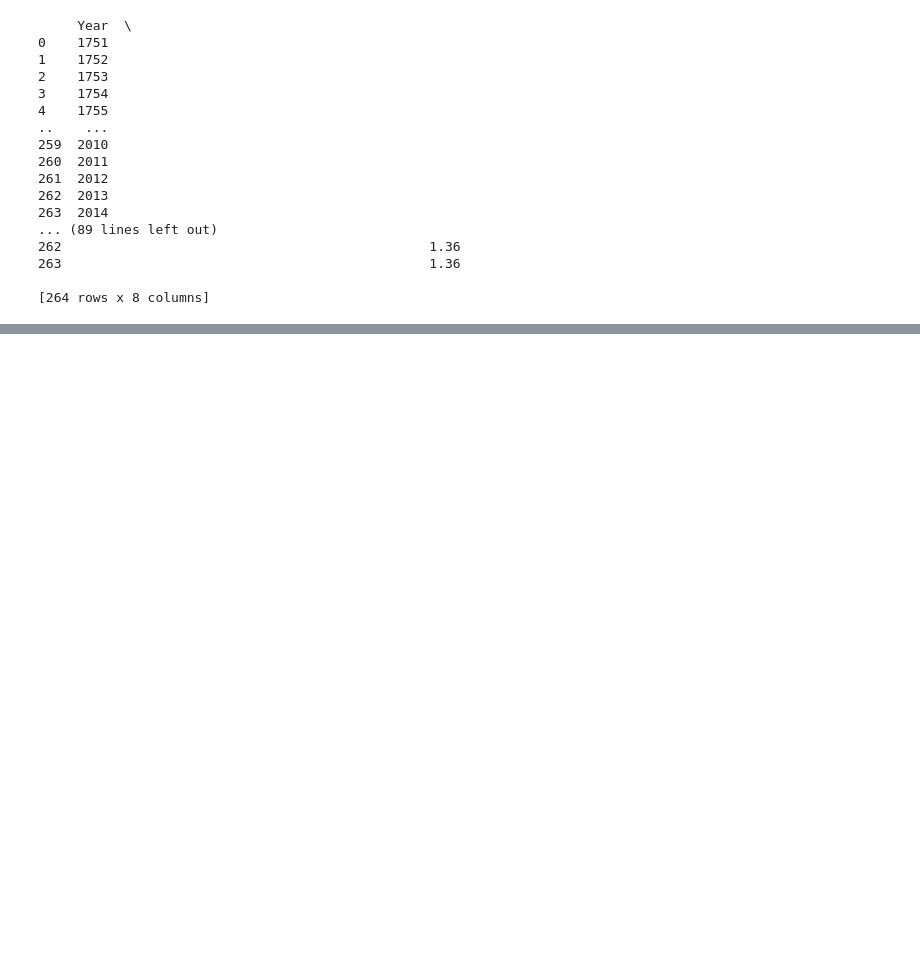
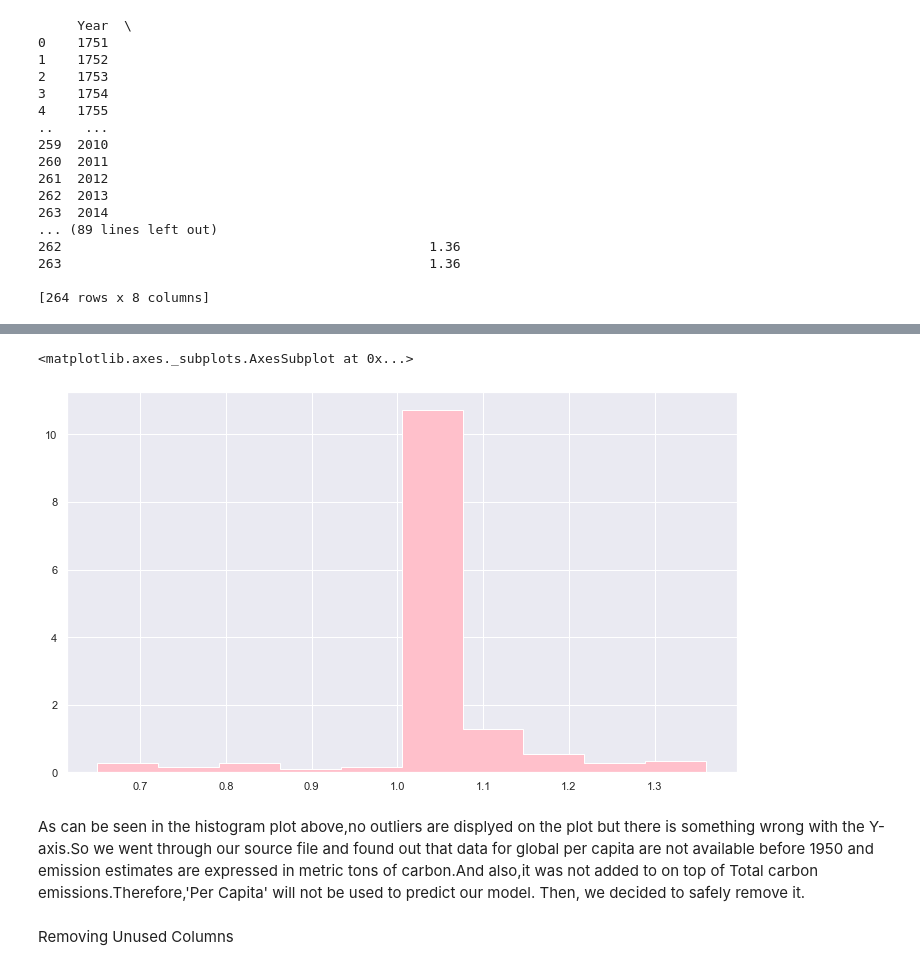
Before and after one commit to tahmidbintaslim/ProgrammingForDataScienceProject, a Jupyter notebook: Global.ipynb, the cells around one changed output, grey strips where cells are left out. Saved outputs shown, nothing was run; the diff lists cells and outputs as text; code cells hidden in the pictures; blank space fills up the shorter version.

```diff
--- a/Global.ipynb
+++ b/Global.ipynb
@@ -8 +11,30 @@ import matplotlib.pyplot as plt
+# %%
+
+#Import Libraries
+import numpy as np
+import pandas as pd
+import matplotlib as mpl
+import matplotlib.pyplot as plt
+from datetime import datetime
+import itertools
+import statsmodels.tsa.api as smt
+from sklearn.metrics import r2_score, median_absolute_error, mean_absolute_error
+from sklearn.metrics import median_absolute_error, mean_squared_error, mean_squared_log_error
+from tqdm import tqdm_notebook
+from itertools import product
+from statsmodels.tsa.arima_model import ARMA
+from statsmodels.tsa.statespace.sarimax import SARIMAX
+from statsmodels.tsa.holtwinters import ExponentialSmoothing
+from statsmodels.tsa.holtwinters import HoltWintersResults
+from datetime import datetime
+import seaborn as sns
+%matplotlib inline
+
+#Set style
+sns.set()
+from pylab import rcParams
+rcParams['figure.figsize'] = 12, 7
+#To ignore some unimportant arnings
+import warnings
+warnings.filterwarnings('ignore')
 # %%
@@ -42,0 +195,9 @@ data.head(10)
+# %%
+data['Per Capita'].hist(bins=10,density=True,histtype='stepfilled',color='pink')
+# %% [output]
+<matplotlib.axes._subplots.AxesSubplot at 0x...>
+[figure, added]
+# %% [markdown]
+As can be seen in the histogram plot above,no outliers are displyed on the plot but there is something wrong with the Y-axis.So we went through our source file and found out that data for global per capita are not available before 1950 and emission estimates are expressed in metric tons of carbon.And also,it was not added to on top of Total carbon emissions.Therefore,'Per Capita' will not be used to predict our model. Then, we decided to safely remove it.
+# %% [markdown]
+Removing Unused Columns
```
Also changed, not shown: parts of 64 cells of this notebook.
